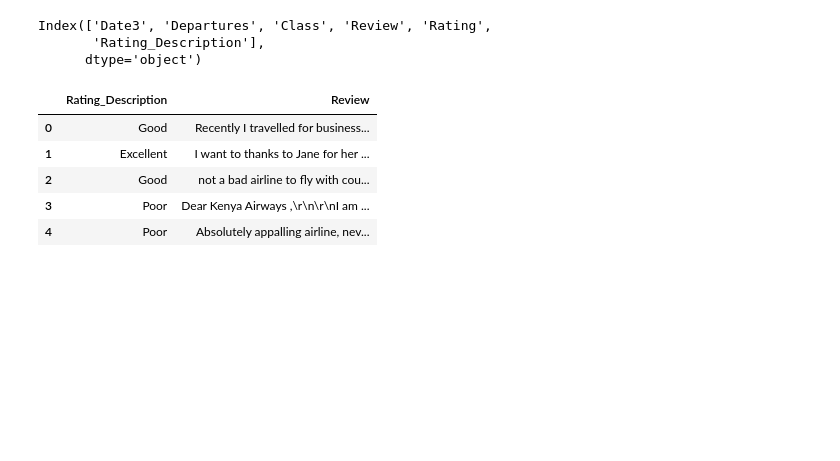
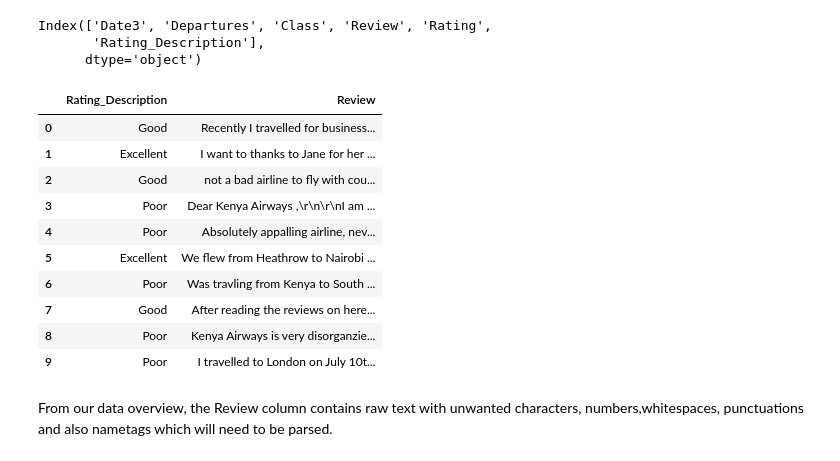
Before and after one commit to JEr1yAnalst/CAPSTONE-PROJECT-sentiment-analysis, a Jupyter notebook: notebook.ipynb, the cells around one changed output. Saved outputs shown, nothing was run; the diff lists cells and outputs as text; code cells hidden in the pictures; blank space fills up the shorter version.

```diff
--- a/notebook.ipynb
+++ b/notebook.ipynb
@@ -379,12 +377,19 @@ Index(['Date3', 'Departures', 'Class', 'Review', 'Rating',
       dtype='object')
 # %%
 KQ_df = df[['Rating_Description', 'Review']]
-KQ_df.head()
+KQ_df.head(10)
 # %% [output]
 |  | Rating_Description | Review |
 | 0 | Good | Recently I travelled for business... |
 | 1 | Excellent | I want to thanks to Jane for her ... |
 | 2 | Good | not a bad airline to fly with cou... |
 | 3 | Poor | Dear Kenya Airways ,\r\n\r\nI am ... |
 | 4 | Poor | Absolutely appalling airline, nev... |
+| 5 | Excellent | We flew from Heathrow to Nairobi ... |
+| 6 | Poor | Was travling from Kenya to South ... |
+| 7 | Good | After reading the reviews on here... |
+| 8 | Poor | Kenya Airways is very disorganzie... |
+| 9 | Poor | I travelled to London on July 10t... |
+# %% [markdown]
+From our data overview, the Review column contains raw text with unwanted characters, numbers,whitespaces, punctuations and also nametags which will need to be parsed.
 # %%
```
Also changed, not shown: parts of 20 cells of this notebook.
